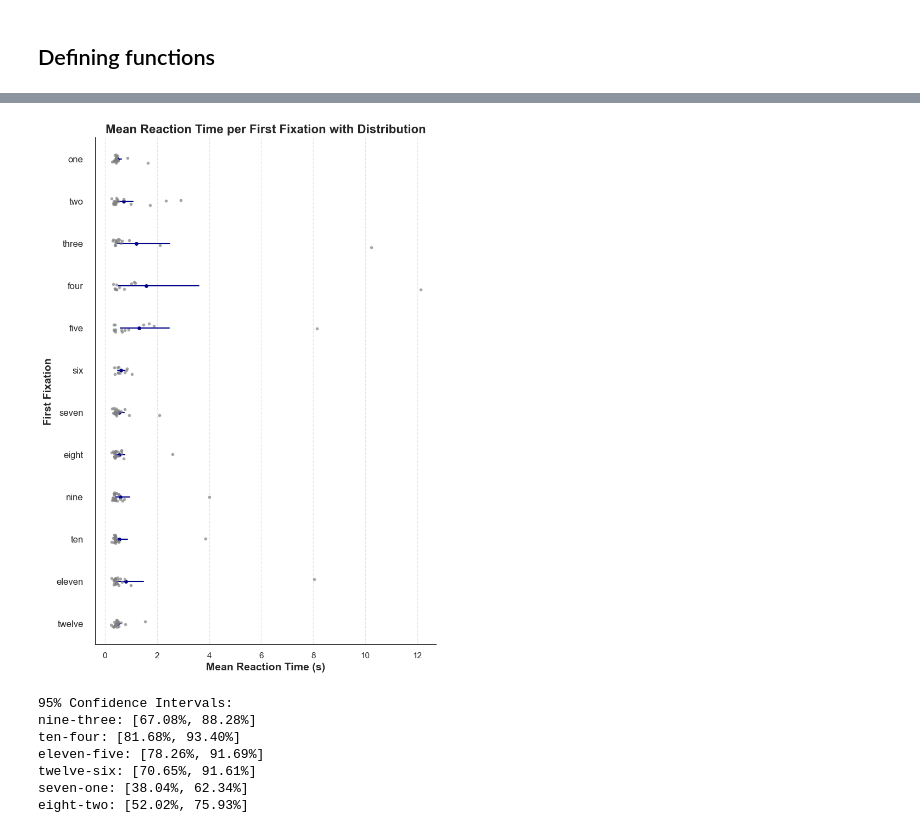
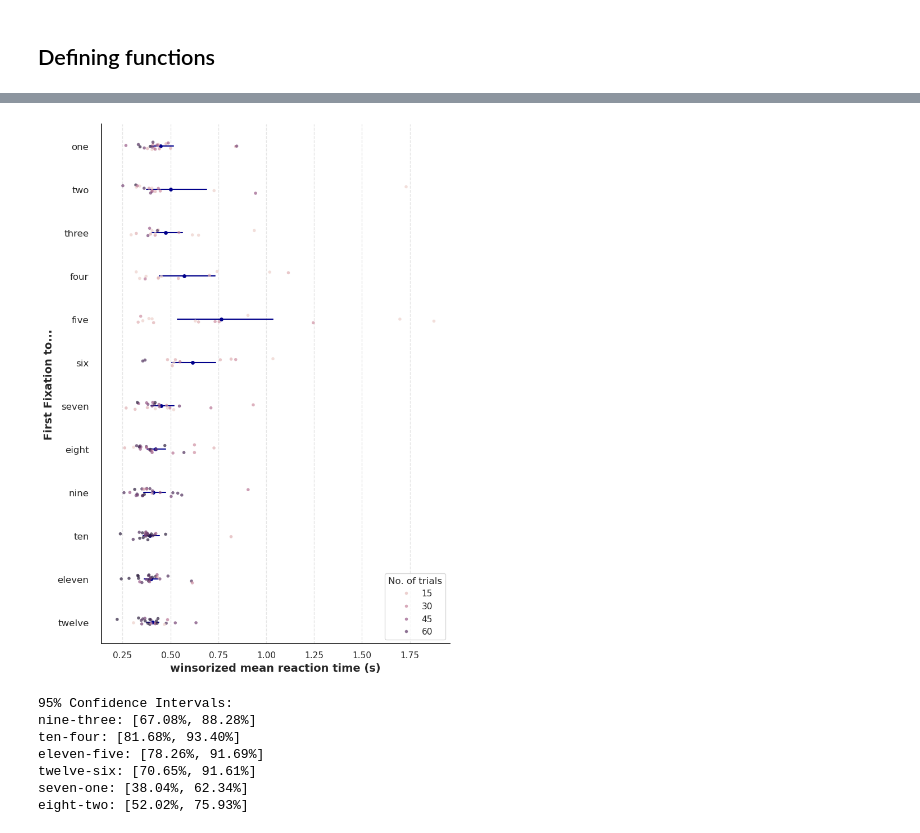
Before and after one commit to s-ccs/project_leftrightbias, a Jupyter notebook: code/scripts/DiagonalBias.ipynb, the cells around one changed output, grey strips where cells are left out. Saved outputs shown, nothing was run; the diff lists cells and outputs as text; code cells hidden in the pictures.

```diff
--- a/code/scripts/DiagonalBias.ipynb
+++ b/code/scripts/DiagonalBias.ipynb
@@ -404,44 +448,46 @@ plt.gca().tick_params(axis='y', pad=10)  # Increase padding between labels and a
 plt.yticks(fontsize=14)  # Increase font size for better readability
 
 # Pointplot for mean reaction time with confidence intervals
-sns.pointplot(data=mean_time_by_fixation,
+sns.pointplot(data=winsorized_mean_time,
               y='first_fixation',
-              x='mean_time_by_fixation',
+              x='winsorized_mean_time_by_fixation',
               order=fixation_order,
               estimator='mean',
               errorbar=('ci', 95),  # Updated parameter
               color='darkblue',
               markers='o',
               linewidth=1.5,
               linestyle="none")
 
 # Stripplot as an alternative to swarmplot
-sns.stripplot(data=mean_time_by_fixation,
+g = sns.stripplot(data=winsorized_mean_time,
               y='first_fixation',
-              x='mean_time_by_fixation',
+              x='winsorized_mean_time_by_fixation',
               order=fixation_order,
-              color='gray',
+              hue='len',
               size=4,  # Decreased size
               alpha=0.7,
               jitter=True)  # Adds slight randomization
 
 # Manually adjust marker edges
 for artist in plt.gca().collections:
     artist.set_edgecolor('black')
 
 # Customize the plot
-plt.ylabel('First Fixation', fontsize=14, fontweight='bold')
-plt.xlabel('Mean Reaction Time (s)', fontsize=14, fontweight='bold')
-plt.title('Mean Reaction Time per First Fixation with Distribution', fontsize=16, fontweight='bold')
+plt.ylabel('First Fixation to...', fontsize=14, fontweight='bold')
+plt.xlabel('winsorized mean reaction time (s)', fontsize=14, fontweight='bold')
+#plt.title('winsor. mean reaction time per first fixation', fontsize=16, fontweight='bold')
 
 plt.yticks(fontsize=12)
 plt.grid(axis='x', linestyle='--', alpha=0.5)
+#leg = g.axes.flat[0].get_legend()
+plt.legend(title="No. of trials")
 sns.despine()
 
 # Show the plot
 plt.show()
 # %% [output]
-[figure, old version]
+[figure, new version]
 # %%
 # Define the correct order for the conditions
 condition_order = ['nine-three', 'ten-four', 'eleven-five', 'twelve-six', 'seven-one', 'eight-two']
```
Also changed, not shown: parts of 7 cells of this notebook, 7 other files.
